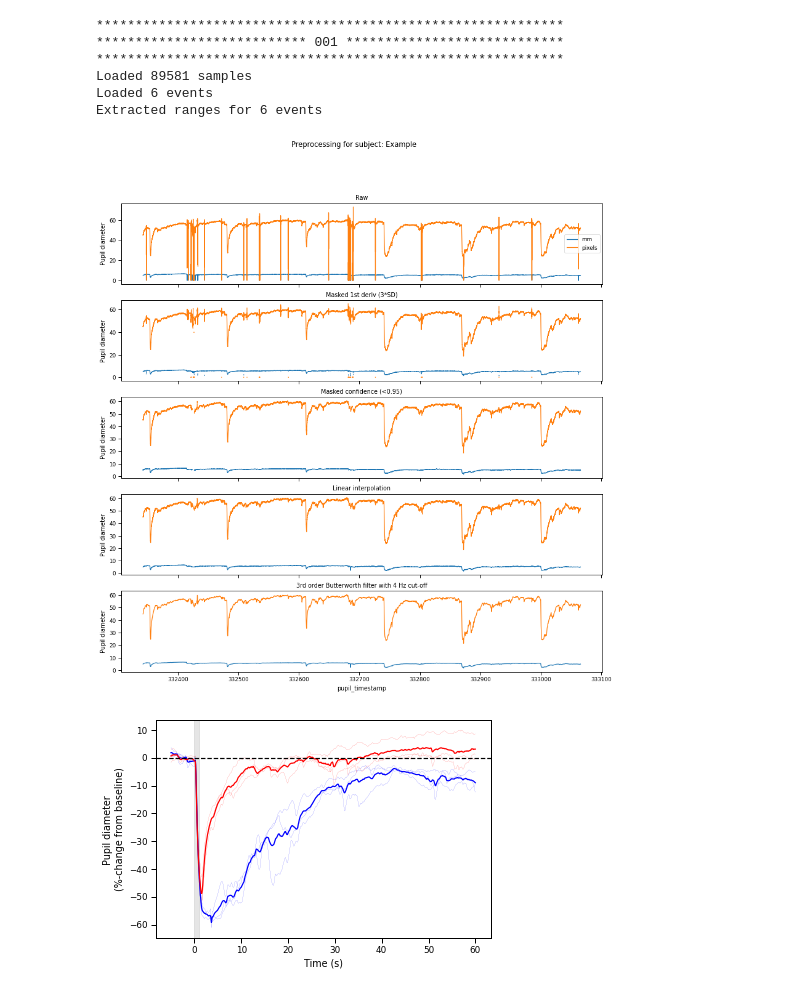
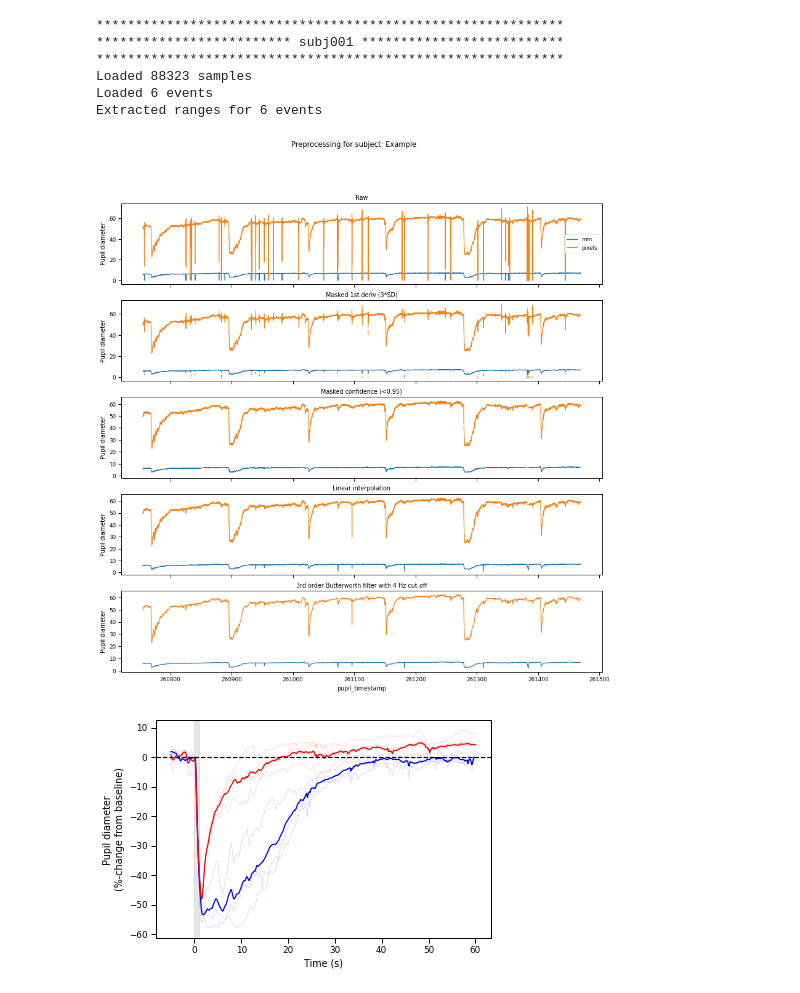
Before and after one commit to PyPlr/cvd_pupillometry, a Jupyter notebook: notebooks/PIPR_analysis.ipynb, the cells around one changed output. Saved outputs shown, nothing was run; the diff lists cells and outputs as text; code cells hidden in the pictures.

```diff
--- a/notebooks/PIPR_analysis.ipynb
+++ b/notebooks/PIPR_analysis.ipynb
@@ -20,7 +20,7 @@ use_cols = ['confidence',
             'diameter']
 
 # Pupil Labs recording directory
-rec_dirs = [r'C:\Users\engs2242\Documents\PyPlr\cvd_pupillometry\examples\PIPR\test\001']
+rec_dirs = [r'C:\Users\engs2242\Documents\PyPlr\cvd_pupillometry\examples\PIPR\data\subj001']
 
 for rec in rec_dirs:
     # Get a handle on a subject
@@ -92,34 +92,34 @@ for rec in rec_dirs:
     # Plot PIPRs
     fig, ax = plt.subplots(figsize=(6,4))
     for r in range(6):
         c = ranges.loc[r, 'color'][0]
         ranges.loc[r, 'diameter_pc'].plot(color=c, lw='.1', ax=ax, legend=False)
 
     # Now show the means
     avgs = (ranges.reset_index()
              .groupby(['color','onset'], as_index=False)
              .mean())
     sns.lineplot(data=avgs, x='onset', y='diameter_pc', hue='color',
                  palette={'blue':'b','red':'r'}, legend=False)
 
     # Aesthetics
     ax.axvspan(0, 1, color='k', alpha=.1)
     ax.axhline(0, 0, 1, color='k', ls='--')
     ax.set_xlabel('Time (s)')
     ax.set_ylabel('Pupil diameter \n(%-change from baseline)')
 
     #average_plr = ranges.mean(level=1)['diameter_3d'].to_numpy()
     #plr = PLR(average_plr,
     #          sample_rate=SAMPLE_RATE,
     #          onset_idx=ONSET_IDX,
     #          stim_duration=1)
     #plr.plot()
 # %% [output]
 ************************************************************
-*************************** 001 ****************************
+************************* subj001 **************************
 ************************************************************
-Loaded 89581 samples
+Loaded 88323 samples
 Loaded 6 events
 Extracted ranges for 6 events
-[figure, old version]
+[figure, new version]
-[figure, old version]
+[figure, new version]
```
Also changed, not shown: 4 other files.
